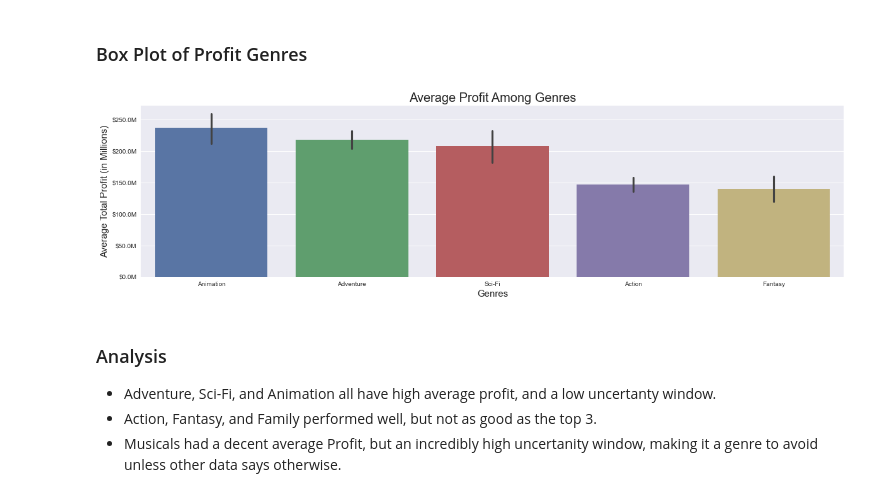
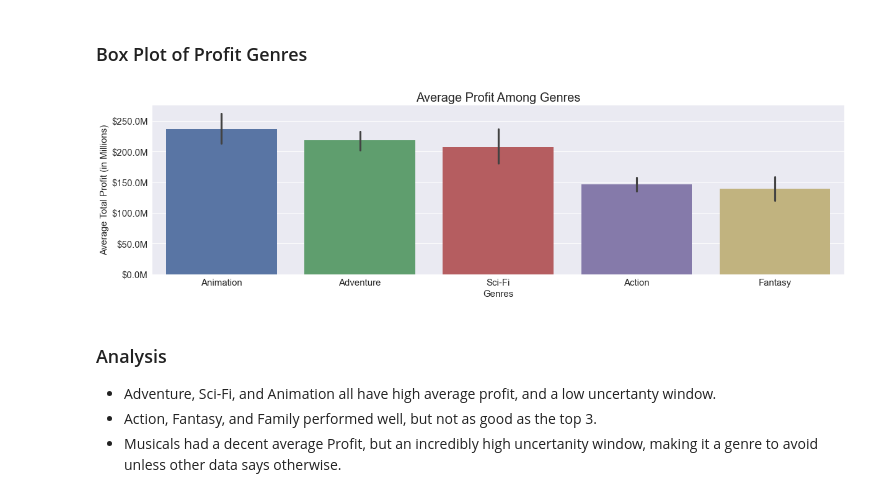
Before and after one commit to jxn628/dsc-phase-1-project, a Jupyter notebook: student.ipynb, the cells around one changed output. Drawn from its saved outputs; the diff is of its cells as text; code cells hidden in the pictures.

```diff
--- a/student.ipynb
+++ b/student.ipynb
@@ -695,21 +695,23 @@ genre_order = genre_order.loc[recommended_genres].index
 # %%
 #This plots the genres for 2000 - 2010
 #source- Office Hours 10/12 6:30PM
 
 fig, ax = plt.subplots(figsize=(20,5))
 p = sns.barplot(data=recent_data, x='genres_list', y='total_profit', order=genre_order, ci=68 );
+plt.xticks(fontsize=15)
+plt.yticks(fontsize=15)
 
 
 p.set_xlabel("Genres", fontsize = 15)
 p.set_ylabel("Average Total Profit (in Millions)", fontsize = 15)
 p.yaxis.set_major_formatter(display_millions)
 p.set_title("Average Profit Among Genres", fontsize = 20)
 plt.figsize=(30,20)
 plt.savefig('images/project_1_bar_4')
 
 plt.show();
 # %% [output]
-[figure, old version]
+[figure, new version]
 # %% [markdown]
 ### Analysis
 - Adventure, Sci-Fi, and Animation all have high average profit, and a low uncertanty window.
```
